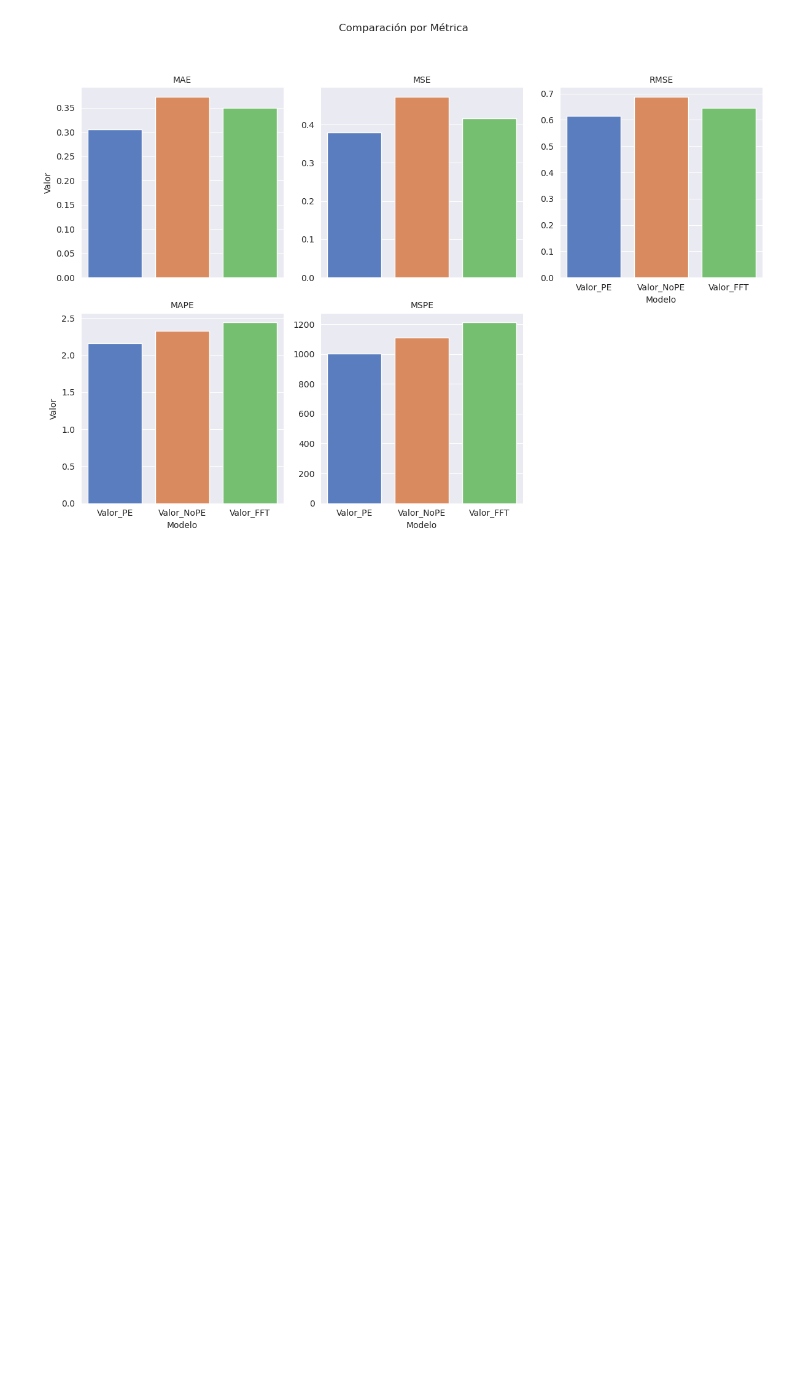
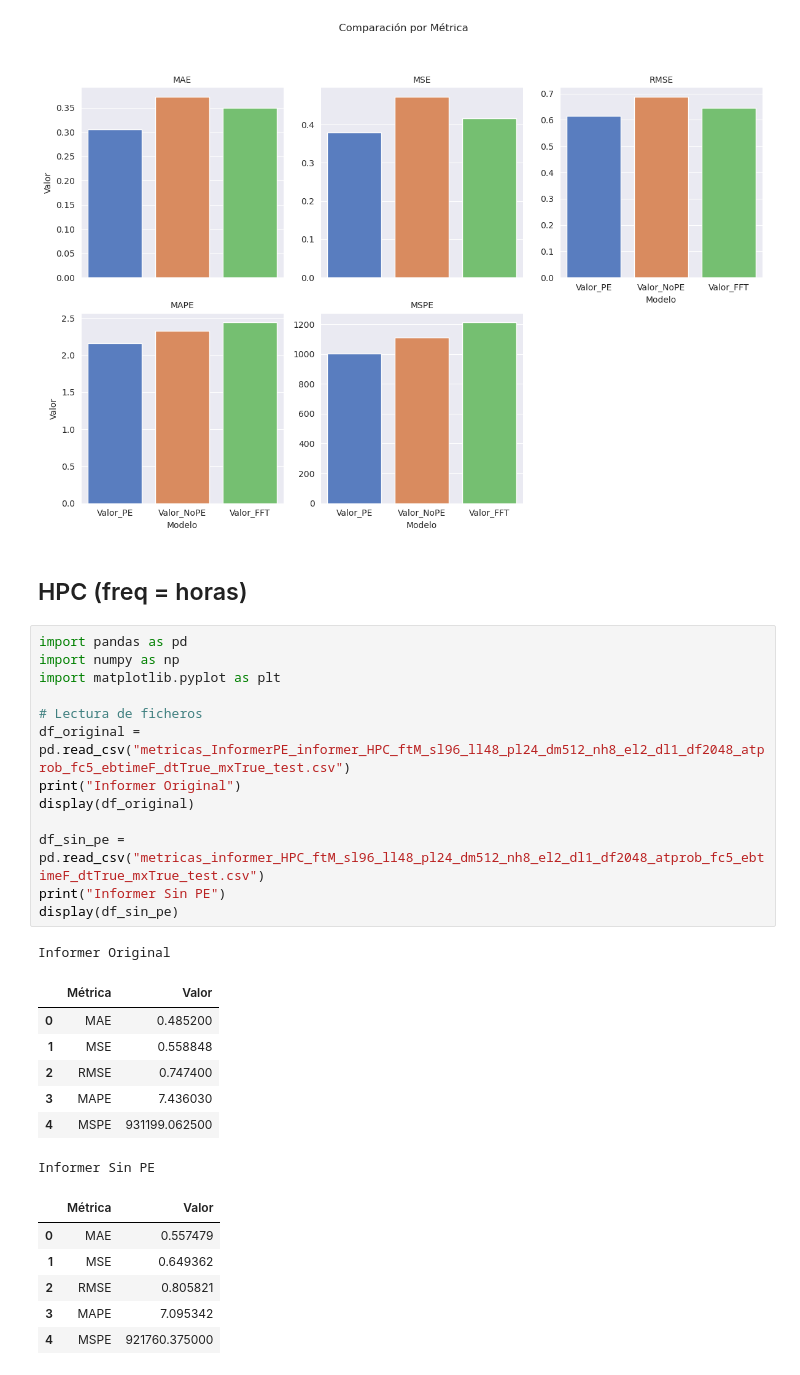
Before and after one commit to hexecoded/TFM, a Jupyter notebook: Experimentos/EstudioResultados.ipynb, the cells around one changed output. Saved outputs shown, nothing was run; the diff lists cells and outputs as text; blank space fills up the shorter version.

Commit message:
Resultados: evaluación de HPC por horas

```diff
--- a/Experimentos/EstudioResultados.ipynb
+++ b/Experimentos/EstudioResultados.ipynb
@@ -107,3 +109,33 @@ g.tight_layout()
 plt.show()
 # %% [output]
 [figure]
+# %% [markdown]
+## HPC (freq = horas)
+# %%
+import pandas as pd
+import numpy as np
+import matplotlib.pyplot as plt
+
+# Lectura de ficheros
+df_original = pd.read_csv("metricas_InformerPE_informer_HPC_ftM_sl96_ll48_pl24_dm512_nh8_el2_dl1_df2048_atprob_fc5_ebtimeF_dtTrue_mxTrue_test.csv")
+print("Informer Original")
+display(df_original)
+
+df_sin_pe = pd.read_csv("metricas_informer_HPC_ftM_sl96_ll48_pl24_dm512_nh8_el2_dl1_df2048_atprob_fc5_ebtimeF_dtTrue_mxTrue_test.csv")
+print("Informer Sin PE")
+display(df_sin_pe)
+# %% [output]
+Informer Original
+|  | Métrica | Valor |
+| 0 | MAE | 0.485200 |
+| 1 | MSE | 0.558848 |
+| 2 | RMSE | 0.747400 |
+| 3 | MAPE | 7.436030 |
+| 4 | MSPE | 931199.062500 |
+Informer Sin PE
+|  | Métrica | Valor |
+| 0 | MAE | 0.557479 |
+| 1 | MSE | 0.649362 |
+| 2 | RMSE | 0.805821 |
+| 3 | MAPE | 7.095342 |
+| 4 | MSPE | 921760.375000 |
```
Also changed, not shown: parts of 4 cells of this notebook, 3 other files.
